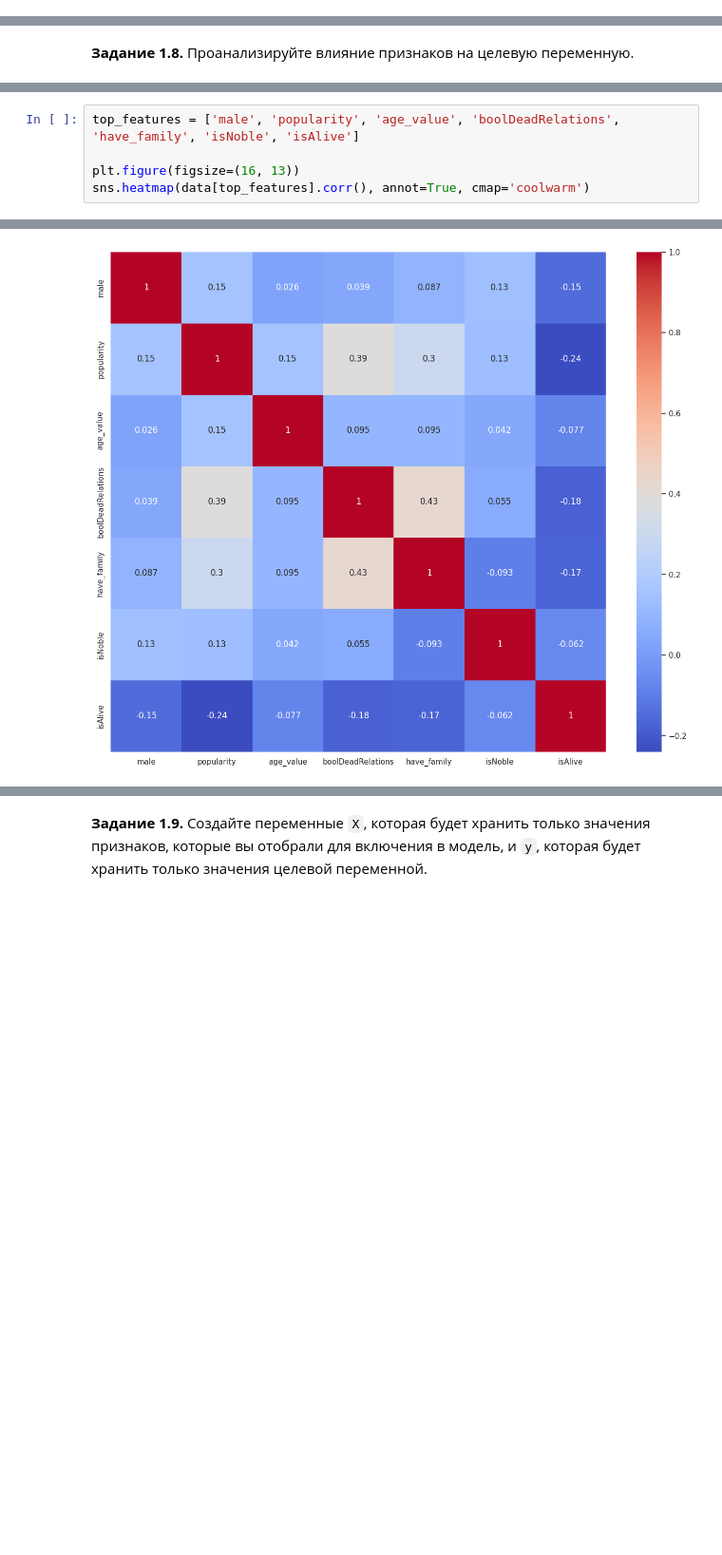
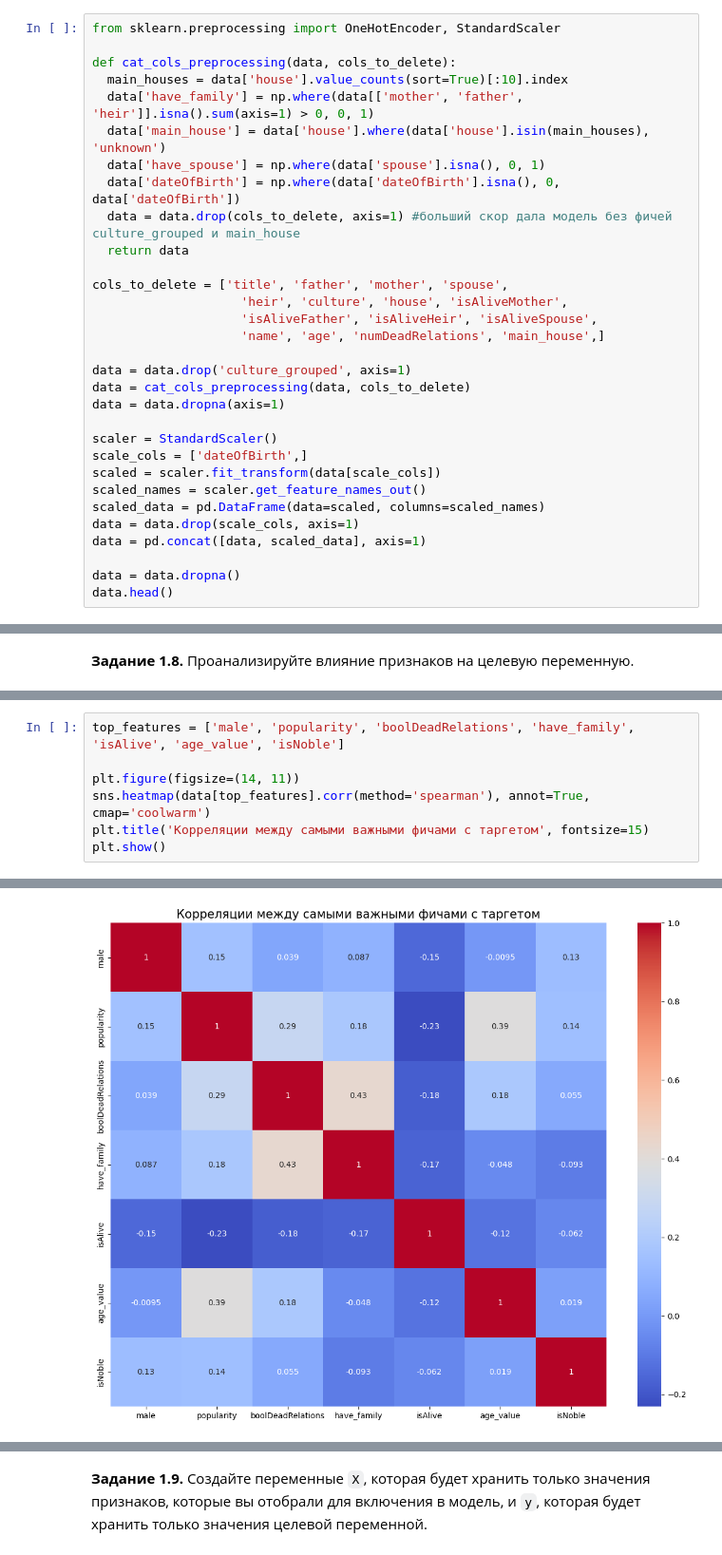
Before and after one commit to GodNaoborot/Deep-Learning-School-2026, a Jupyter notebook: week_01_ml_intro/Homework/hw_1_game_of_thrones.ipynb, the cells around one changed output, grey strips where cells are left out. Shown at 95% size. Saved outputs shown, nothing was run; the diff lists cells and outputs as text; blank space fills up the shorter version.

```diff
--- a/week_01_ml_intro/Homework/hw_1_game_of_thrones.ipynb
+++ b/week_01_ml_intro/Homework/hw_1_game_of_thrones.ipynb
@@ -464,0 +458,31 @@ Index(['name', 'title', 'culture', 'mother', 'father', 'heir', 'house',
+# %%
+from sklearn.preprocessing import OneHotEncoder, StandardScaler
+
+def cat_cols_preprocessing(data, cols_to_delete):
+  main_houses = data['house'].value_counts(sort=True)[:10].index
+  data['have_family'] = np.where(data[['mother', 'father', 'heir']].isna().sum(axis=1) > 0, 0, 1)
+  data['main_house'] = data['house'].where(data['house'].isin(main_houses), 'unknown')
+  data['have_spouse'] = np.where(data['spouse'].isna(), 0, 1)
+  data['dateOfBirth'] = np.where(data['dateOfBirth'].isna(), 0, data['dateOfBirth'])
+  data = data.drop(cols_to_delete, axis=1) #больший скор дала модель без фичей culture_grouped и main_house
+  return data
+
+cols_to_delete = ['title', 'father', 'mother', 'spouse',
+                    'heir', 'culture', 'house', 'isAliveMother',
+                    'isAliveFather', 'isAliveHeir', 'isAliveSpouse',
+                    'name', 'age', 'numDeadRelations', 'main_house',]
+
+data = data.drop('culture_grouped', axis=1)
+data = cat_cols_preprocessing(data, cols_to_delete)
+data = data.dropna(axis=1)
+
+scaler = StandardScaler()
+scale_cols = ['dateOfBirth',]
+scaled = scaler.fit_transform(data[scale_cols])
+scaled_names = scaler.get_feature_names_out()
+scaled_data = pd.DataFrame(data=scaled, columns=scaled_names)
+data = data.drop(scale_cols, axis=1)
+data = pd.concat([data, scaled_data], axis=1)
+
+data = data.dropna()
+data.head()
@@ -553,6 +508,8 @@ Index(['male', 'book1', 'book2', 'book3', 'book4', 'book5', 'isMarried',
 # %%
-top_features = ['male', 'popularity', 'age_value', 'boolDeadRelations', 'have_family', 'isNoble', 'isAlive']
+top_features = ['male', 'popularity', 'boolDeadRelations', 'have_family', 'isAlive', 'age_value', 'isNoble']
 
-plt.figure(figsize=(16, 13))
-sns.heatmap(data[top_features].corr(), annot=True, cmap='coolwarm')
+plt.figure(figsize=(14, 11))
+sns.heatmap(data[top_features].corr(method='spearman'), annot=True, cmap='coolwarm')
+plt.title('Корреляции между самыми важными фичами с таргетом', fontsize=15)
+plt.show()
 # %% [output]
@@ -560,2 +516,2 @@ sns.heatmap(data[top_features].corr(), annot=True, cmap='coolwarm')
-[figure, old version]
+[figure, new version]
 # %%
```
Also changed, not shown: parts of 36 cells of this notebook.
